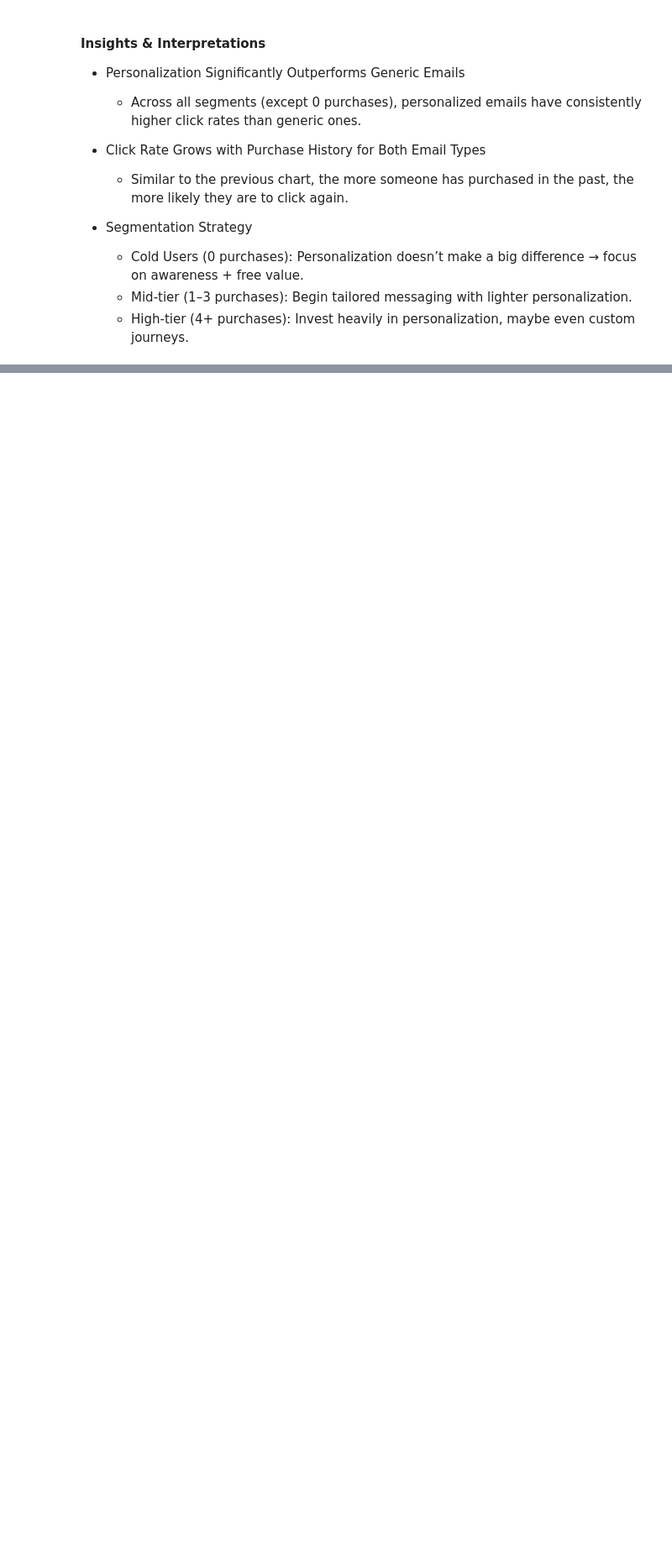
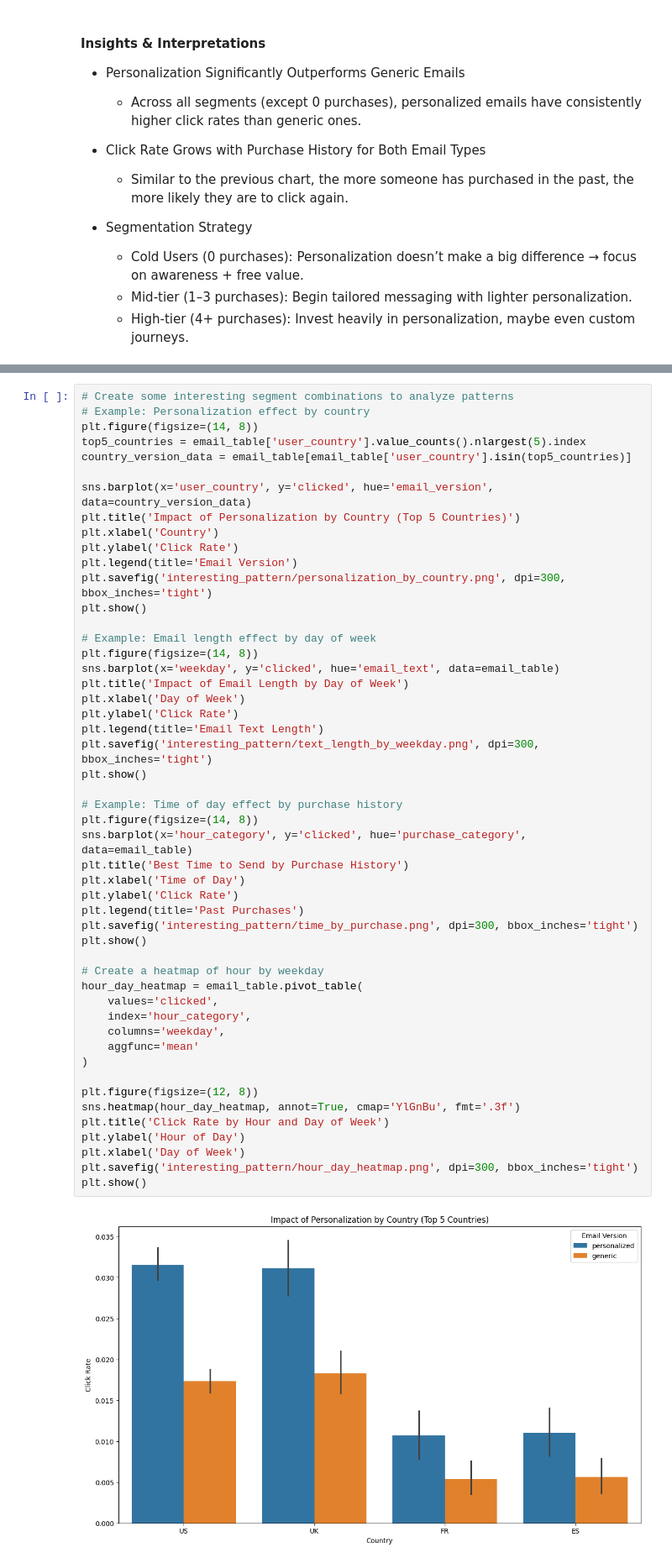
Before and after one commit to AyanArshad02/email-marketing-campaign-optimization-using-ML, a Jupyter notebook: eda.ipynb, the cells around one changed output, grey strips where cells are left out. Shown at 84% size. Drawn from its saved outputs; the diff is of its cells as text; blank space fills up the shorter version.

```diff
--- a/eda.ipynb
+++ b/eda.ipynb
@@ -470,0 +821,52 @@ plt.show()
+# %%
+# Create some interesting segment combinations to analyze patterns
+# Example: Personalization effect by country
+plt.figure(figsize=(14, 8))
+top5_countries = email_table['user_country'].value_counts().nlargest(5).index
+country_version_data = email_table[email_table['user_country'].isin(top5_countries)]
+
+sns.barplot(x='user_country', y='clicked', hue='email_version', data=country_version_data)
+plt.title('Impact of Personalization by Country (Top 5 Countries)')
+plt.xlabel('Country')
+plt.ylabel('Click Rate')
+plt.legend(title='Email Version')
+plt.savefig('interesting_pattern/personalization_by_country.png', dpi=300, bbox_inches='tight')
+plt.show()
+
+# Example: Email length effect by day of week
+plt.figure(figsize=(14, 8))
+sns.barplot(x='weekday', y='clicked', hue='email_text', data=email_table)
+plt.title('Impact of Email Length by Day of Week')
+plt.xlabel('Day of Week')
+plt.ylabel('Click Rate')
+plt.legend(title='Email Text Length')
+plt.savefig('interesting_pattern/text_length_by_weekday.png', dpi=300, bbox_inches='tight')
+plt.show()
+
+# Example: Time of day effect by purchase history
+plt.figure(figsize=(14, 8))
+sns.barplot(x='hour_category', y='clicked', hue='purchase_category', data=email_table)
+plt.title('Best Time to Send by Purchase History')
+plt.xlabel('Time of Day')
+plt.ylabel('Click Rate')
+plt.legend(title='Past Purchases')
+plt.savefig('interesting_pattern/time_by_purchase.png', dpi=300, bbox_inches='tight')
+plt.show()
+
+# Create a heatmap of hour by weekday
+hour_day_heatmap = email_table.pivot_table(
+    values='clicked',
+    index='hour_category',
+    columns='weekday',
+    aggfunc='mean'
+)
+
+plt.figure(figsize=(12, 8))
+sns.heatmap(hour_day_heatmap, annot=True, cmap='YlGnBu', fmt='.3f')
+plt.title('Click Rate by Hour and Day of Week')
+plt.ylabel('Hour of Day')
+plt.xlabel('Day of Week')
+plt.savefig('interesting_pattern/hour_day_heatmap.png', dpi=300, bbox_inches='tight')
+plt.show()
+# %% [output]
+[figure, added]
```
Also changed, not shown: parts of 12 cells of this notebook.
